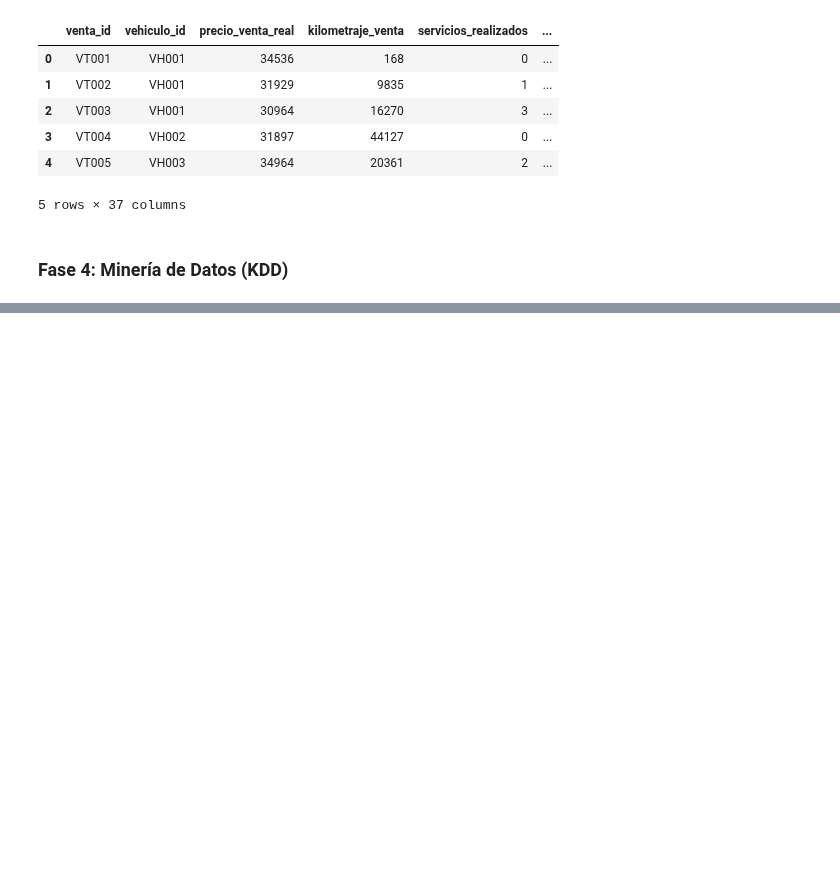
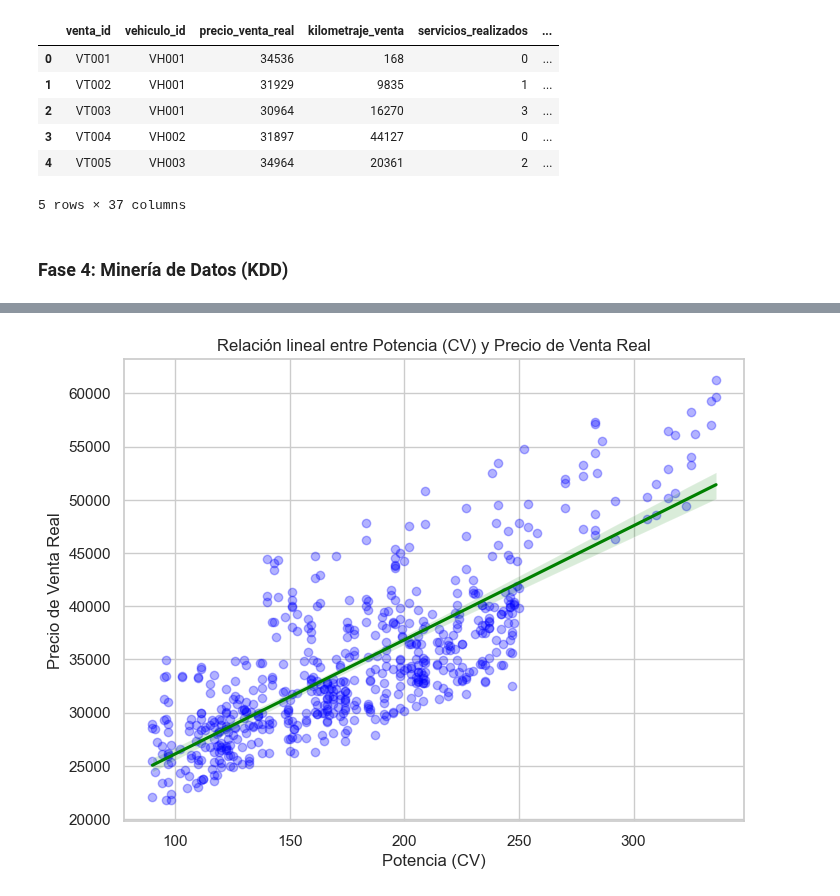
Before and after one commit to ccp0897/Sistema_Analisis_Mercado_Automocion, a Jupyter notebook: sistemaAnalisisAutomocion.ipynb, the cells around one changed output, grey strips where cells are left out. Cells and saved outputs as stored; diff of their text form; code cells hidden in the pictures; blank space fills up the shorter version.

```diff
--- a/sistemaAnalisisAutomocion.ipynb
+++ b/sistemaAnalisisAutomocion.ipynb
@@ -814,0 +832,11 @@ df_modelado_opiniones = df_opiniones.copy()
+# %%
+#Relación lineal entre potencia y precio de venta
+plt.figure(figsize=(8,6))
+sns.regplot(data=df, x='potencia_cv', y='precio_venta_real',
+            ax=plt.gca(), scatter_kws={'alpha':0.3, 'color':'blue'}, line_kws={'color':'green'})
+plt.title('Relación lineal entre Potencia (CV) y Precio de Venta Real')
+plt.xlabel('Potencia (CV)')
+plt.ylabel('Precio de Venta Real')
+plt.show()
+# %% [output]
+[figure, added]
```
Also changed, not shown: parts of 30 cells of this notebook, 1 other file.
